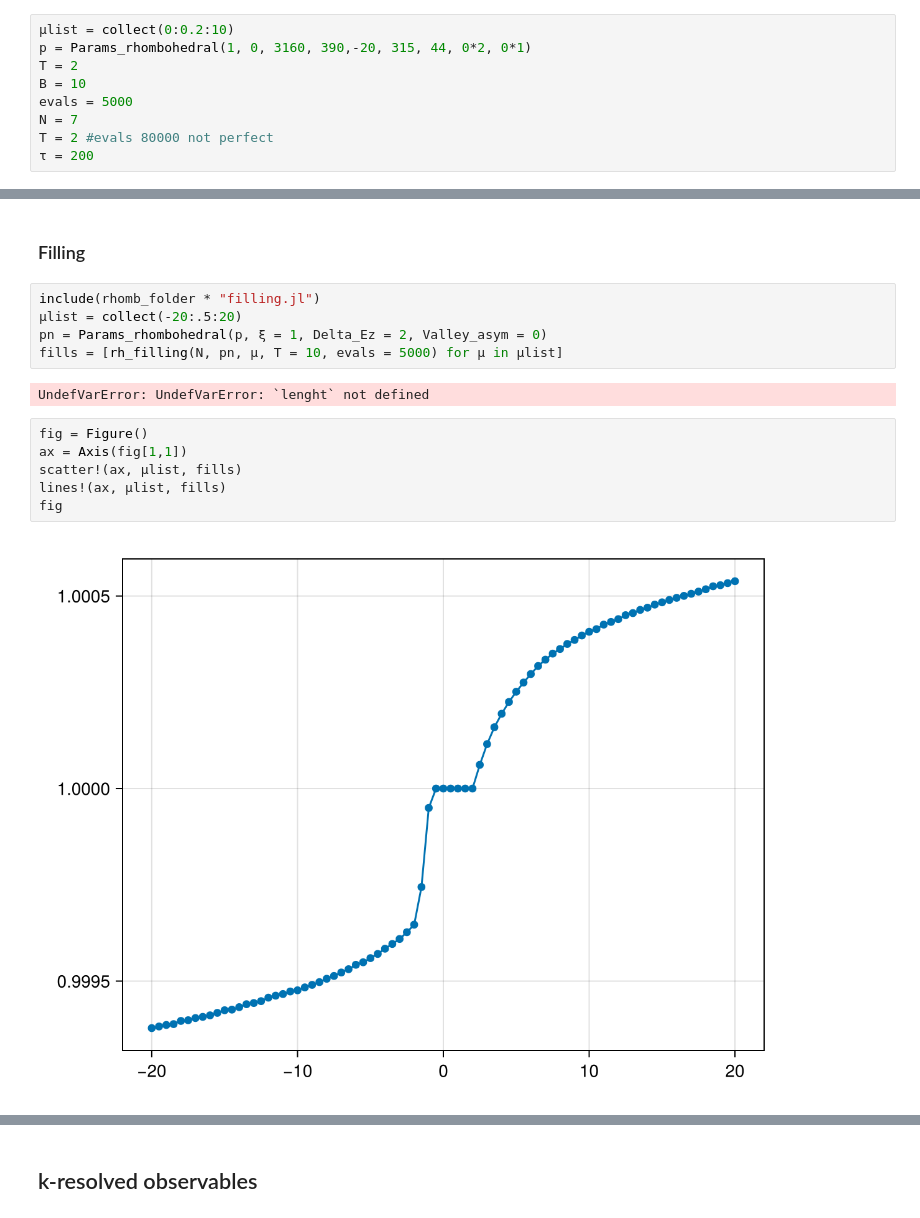
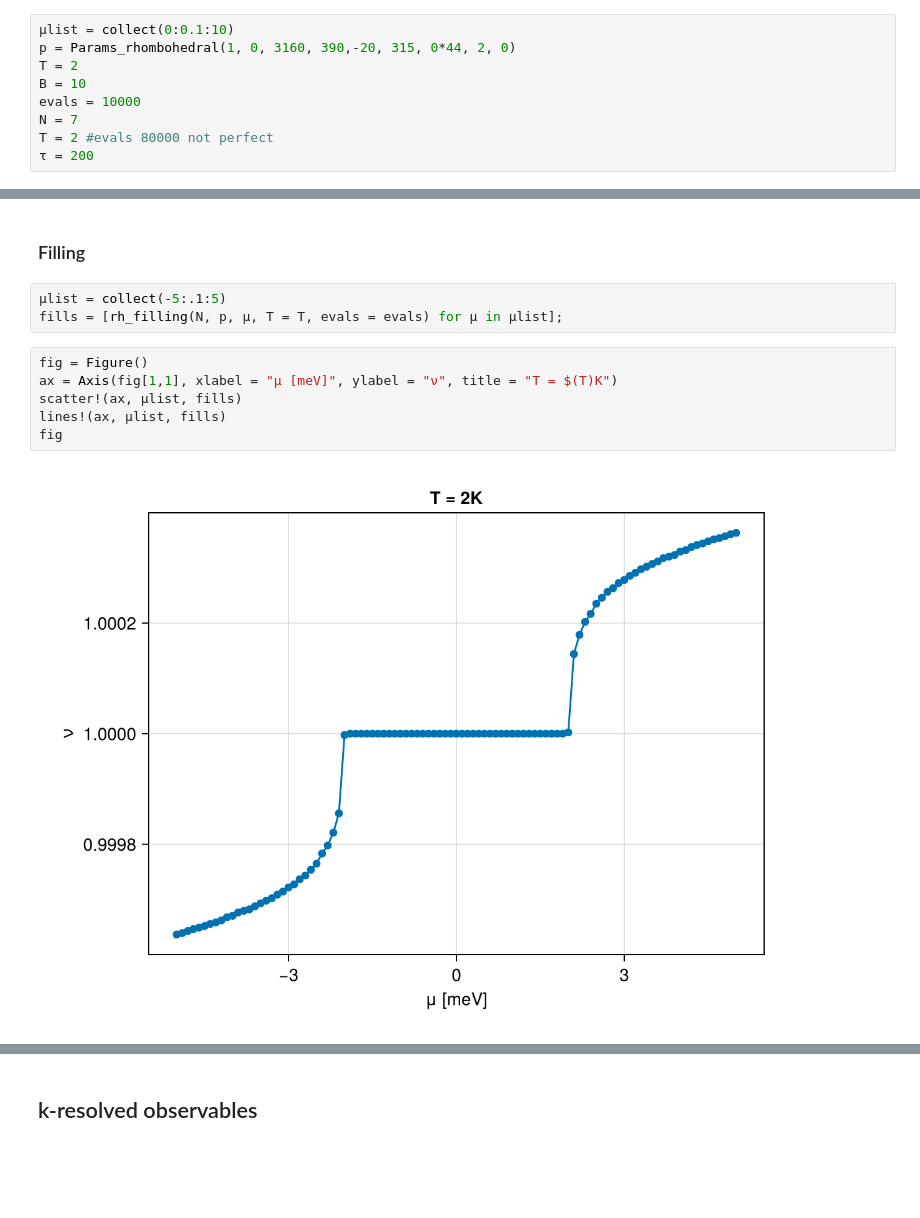
Before and after one commit to fernandopenaranda/LMC, a Jupyter notebook: src/Paper/MRinRhombohedral.ipynb, the cells around one changed output, grey strips where cells are left out. Saved outputs shown, nothing was run; the diff lists cells and outputs as text; blank space fills up the shorter version.

```diff
--- a/src/Paper/MRinRhombohedral.ipynb
+++ b/src/Paper/MRinRhombohedral.ipynb
@@ -31,11 +34,11 @@ plotmap! (generic function with 1 method)
 # %% [markdown]
 ### Presets
 # %%
-μlist = collect(0:0.2:10)
-p = Params_rhombohedral(1, 0, 3160, 390,-20, 315, 44, 0*2, 0*1)
+μlist = collect(0:0.1:10)
+p = Params_rhombohedral(1, 0, 3160, 390,-20, 315, 0*44, 2, 0)
 T = 2
 B = 10
-evals = 5000
+evals = 10000
 N = 7
 T = 2 #evals 80000 not perfect
 τ = 200
@@ -388,17 +391,13 @@ half_metal_dos(N, p, p.Delta_Ez, 3, μlist, η = 0.1 ,evals = 1e4)
 # %% [markdown]
 ### Filling
 # %%
-include(rhomb_folder * "filling.jl")
-μlist = collect(-20:.5:20)
-pn = Params_rhombohedral(p, ξ = 1, Delta_Ez = 2, Valley_asym = 0)
-fills = [rh_filling(N, pn, μ, T = 10, evals = 5000) for μ in μlist]
+μlist = collect(-5:.1:5)
+fills = [rh_filling(N, p, μ, T = T, evals = evals) for μ in μlist];
-# %% [output]
-UndefVarError: UndefVarError: `lenght` not defined
 # %%
 fig = Figure()
-ax = Axis(fig[1,1])
+ax = Axis(fig[1,1], xlabel = "μ [meV]", ylabel = "ν", title = "T = $(T)K")
 scatter!(ax, μlist, fills)
 lines!(ax, μlist, fills)
 fig
 # %% [output]
-[figure, old version]
+[figure, new version]
```
Also changed, not shown: parts of 18 cells of this notebook, 5 other files.
